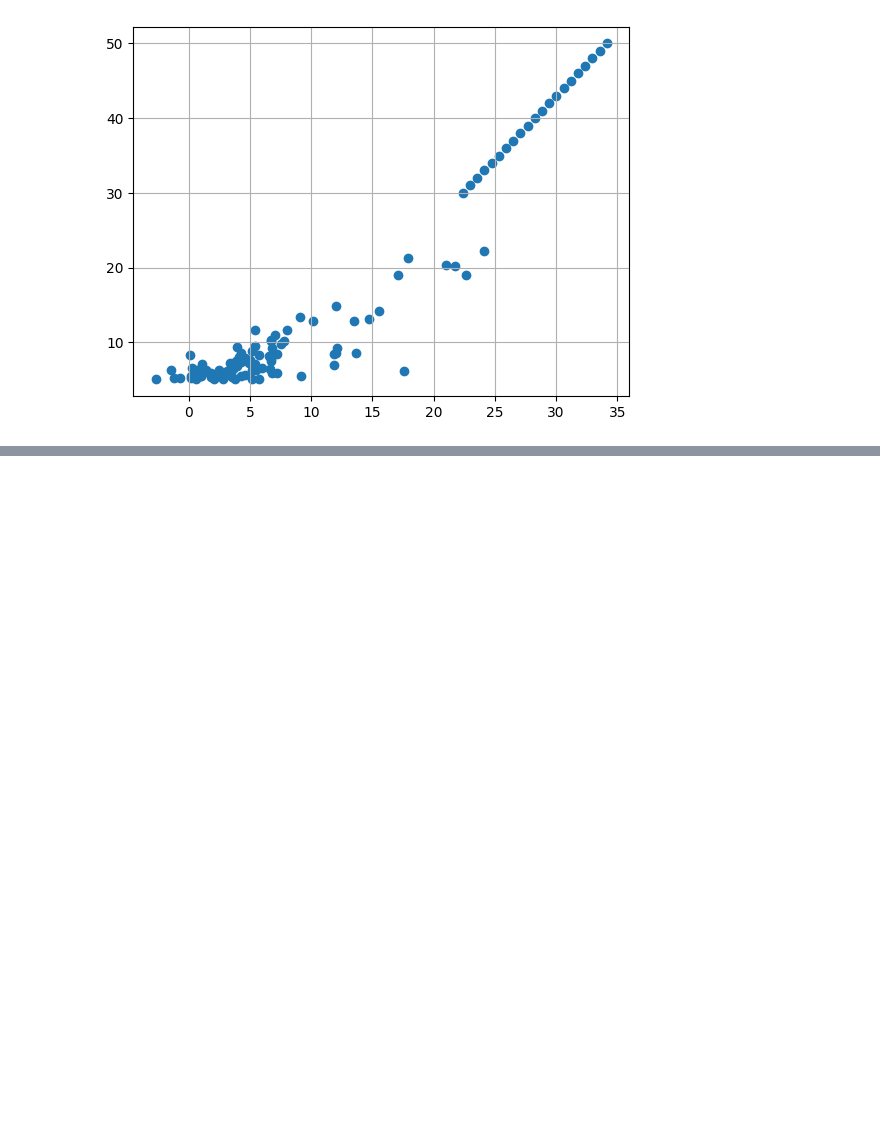
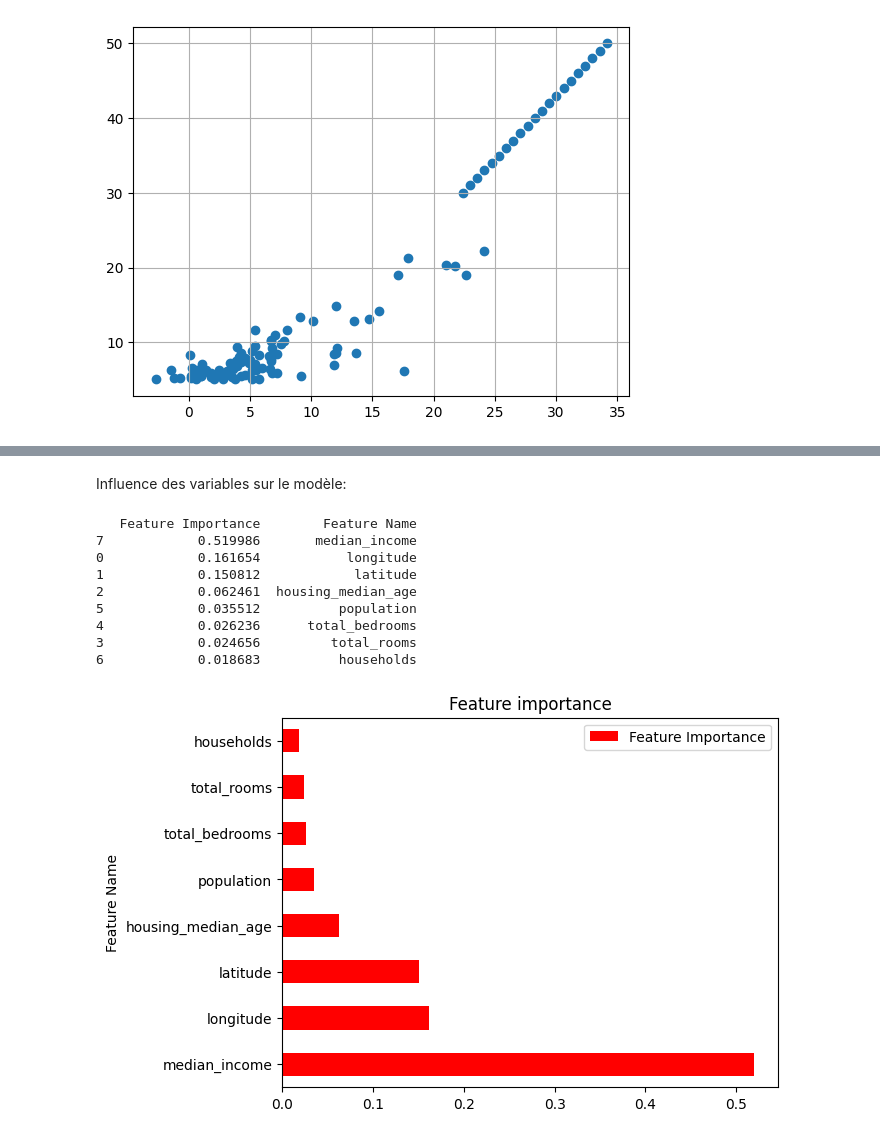
Before and after one commit to datacorner/ladata, a Jupyter notebook: La data - Chap 7 - La donnée sous toutes ses facettes.ipynb, the cells around one changed output, grey strips where cells are left out. Saved outputs shown, nothing was run; the diff lists cells and outputs as text; code cells hidden in the pictures; blank space fills up the shorter version.

```diff
--- a/La data - Chap 7 - La donnée sous toutes ses facettes.ipynb
+++ b/La data - Chap 7 - La donnée sous toutes ses facettes.ipynb
@@ -158,0 +280,26 @@ plt.grid()
+# %% [markdown]
+Influence des variables sur le modèle:
+# %%
+def display_feat_imp_rforest(rforest):
+  feat_imp = rforest.feature_importances_
+  df_featimp = pd.DataFrame(feat_imp, columns = ["Feature Importance"])
+  df_featimp["Feature Name"] = x_train.columns
+  df_featimp = df_featimp.sort_values(by="Feature Importance",
+                                      ascending=False)
+  print(df_featimp)
+  df_featimp.plot.barh(y="Feature Importance",
+                       x="Feature Name",
+                       title="Feature importance",
+                       color="red")
+display_feat_imp_rforest(model_2_rforest)
+# %% [output]
+   Feature Importance        Feature Name
+7            0.519986       median_income
+0            0.161654           longitude
+1            0.150812            latitude
+2            0.062461  housing_median_age
+5            0.035512          population
+4            0.026236      total_bedrooms
+3            0.024656         total_rooms
+6            0.018683          households
+[figure, added]
```
Also changed, not shown: parts of 22 cells of this notebook.
